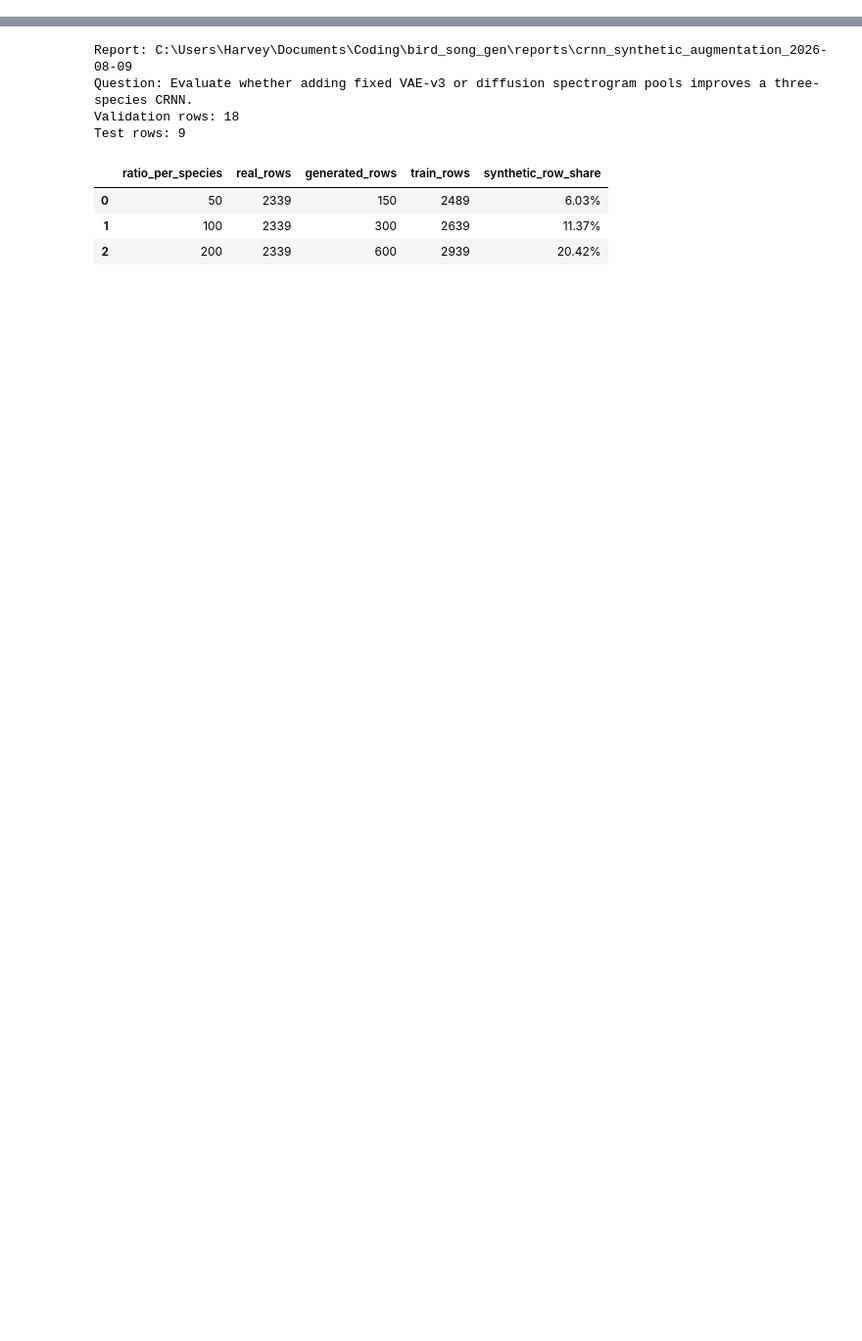
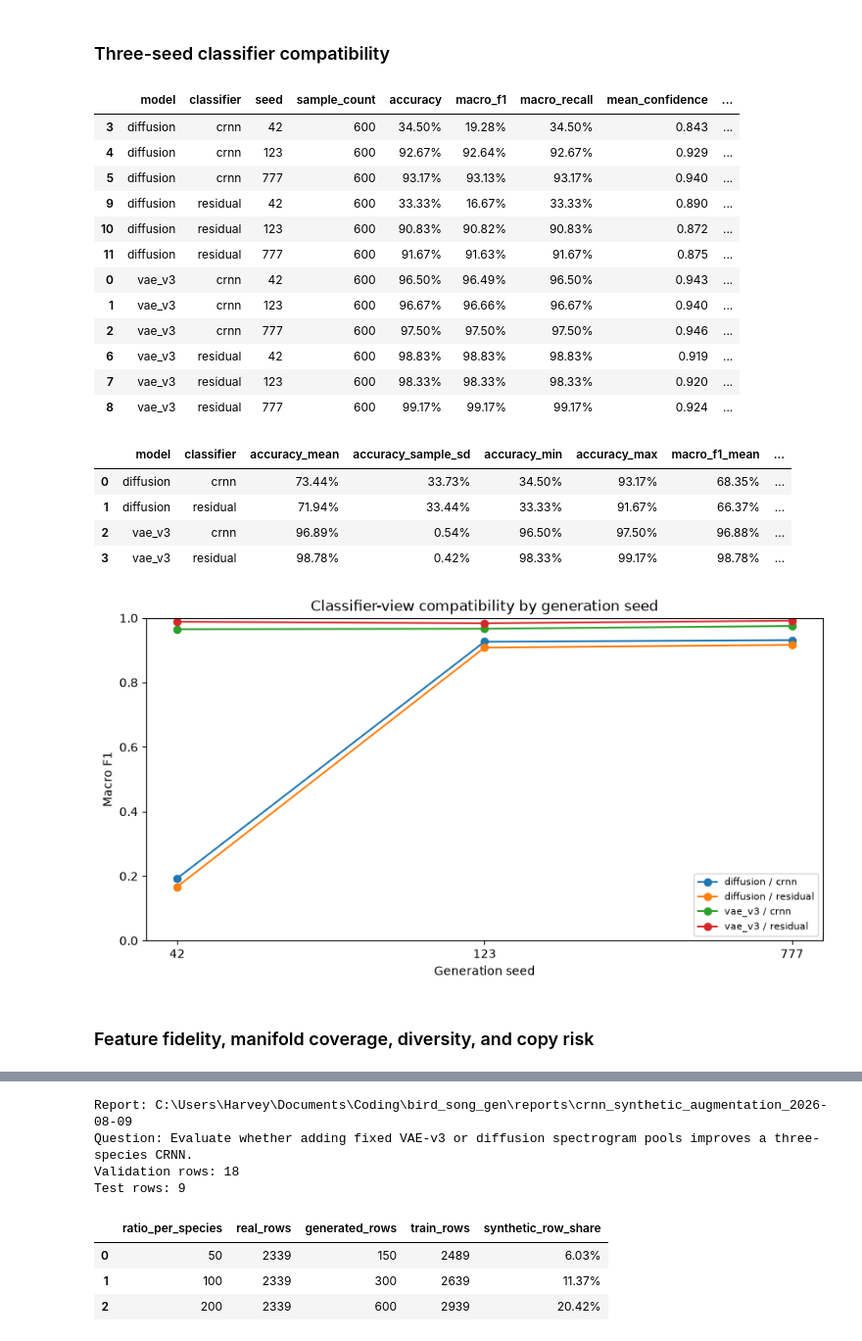
Before and after one commit to Bleu7101/bird_song_gen, a Jupyter notebook: notebooks/06_evaluation.ipynb, the cells around one changed output, grey strips where cells are left out. Shown at 98% size. Saved outputs shown, nothing was run; the diff lists cells and outputs as text; code cells hidden in the pictures; blank space fills up the shorter version.

```diff
--- a/notebooks/06_evaluation.ipynb
+++ b/notebooks/06_evaluation.ipynb
@@ -0,0 +325,62 @@
+# %% [markdown]
+### Three-seed classifier compatibility
+# %%
+score_view = classifier_scores.sort_values(["model", "classifier", "seed"])[
+    ["model", "classifier", "seed", "sample_count", "accuracy", "macro_f1", "macro_recall", "mean_confidence", "mean_entropy"]
+]
+display(score_view.style.format({
+    "accuracy": "{:.2%}",
+    "macro_f1": "{:.2%}",
+    "macro_recall": "{:.2%}",
+    "mean_confidence": "{:.3f}",
+    "mean_entropy": "{:.3f}",
+}))
+
+score_aggregate = (
+    classifier_scores
+    .groupby(["model", "classifier"], as_index=False)
+    .agg(
+        accuracy_mean=("accuracy", "mean"),
+        accuracy_sample_sd=("accuracy", "std"),
+        accuracy_min=("accuracy", "min"),
+        accuracy_max=("accuracy", "max"),
+        macro_f1_mean=("macro_f1", "mean"),
+        macro_f1_sample_sd=("macro_f1", "std"),
+        macro_f1_min=("macro_f1", "min"),
+        macro_f1_max=("macro_f1", "max"),
+    )
+)
+display(score_aggregate.style.format({
+    column: "{:.2%}"
+    for column in score_aggregate.columns
+    if column not in {"model", "classifier"}
+}))
+
+fig, axis = plt.subplots(figsize=(8.5, 4.5), constrained_layout=True)
+for (model, classifier), frame in classifier_scores.groupby(["model", "classifier"]):
+    axis.plot(frame["seed"].astype(str), frame["macro_f1"], marker="o", label=f"{model} / {classifier}")
+axis.set(xlabel="Generation seed", ylabel="Macro F1", ylim=(0, 1), title="Classifier-view compatibility by generation seed")
+axis.legend(loc="lower right", fontsize=8)
+plt.show()
+# %% [output]
+|  | model | classifier | seed | sample_count | accuracy | macro_f1 | macro_recall | mean_confidence | ... |
+| 3 | diffusion | crnn | 42 | 600 | 34.50% | 19.28% | 34.50% | 0.843 | ... |
+| 4 | diffusion | crnn | 123 | 600 | 92.67% | 92.64% | 92.67% | 0.929 | ... |
+| 5 | diffusion | crnn | 777 | 600 | 93.17% | 93.13% | 93.17% | 0.940 | ... |
+| 9 | diffusion | residual | 42 | 600 | 33.33% | 16.67% | 33.33% | 0.890 | ... |
+| 10 | diffusion | residual | 123 | 600 | 90.83% | 90.82% | 90.83% | 0.872 | ... |
+| 11 | diffusion | residual | 777 | 600 | 91.67% | 91.63% | 91.67% | 0.875 | ... |
+| 0 | vae_v3 | crnn | 42 | 600 | 96.50% | 96.49% | 96.50% | 0.943 | ... |
+| 1 | vae_v3 | crnn | 123 | 600 | 96.67% | 96.66% | 96.67% | 0.940 | ... |
+| 2 | vae_v3 | crnn | 777 | 600 | 97.50% | 97.50% | 97.50% | 0.946 | ... |
+| 6 | vae_v3 | residual | 42 | 600 | 98.83% | 98.83% | 98.83% | 0.919 | ... |
+| 7 | vae_v3 | residual | 123 | 600 | 98.33% | 98.33% | 98.33% | 0.920 | ... |
+| 8 | vae_v3 | residual | 777 | 600 | 99.17% | 99.17% | 99.17% | 0.924 | ... |
+|  | model | classifier | accuracy_mean | accuracy_sample_sd | accuracy_min | accuracy_max | macro_f1_mean | ... |
+| 0 | diffusion | crnn | 73.44% | 33.73% | 34.50% | 93.17% | 68.35% | ... |
+| 1 | diffusion | residual | 71.94% | 33.44% | 33.33% | 91.67% | 66.37% | ... |
+| 2 | vae_v3 | crnn | 96.89% | 0.54% | 96.50% | 97.50% | 96.88% | ... |
+| 3 | vae_v3 | residual | 98.78% | 0.42% | 98.33% | 99.17% | 98.78% | ... |
+[figure, added]
+# %% [markdown]
+### Feature fidelity, manifold coverage, diversity, and copy risk
```
Also changed, not shown: parts of 41 cells of this notebook, 51 other files.
